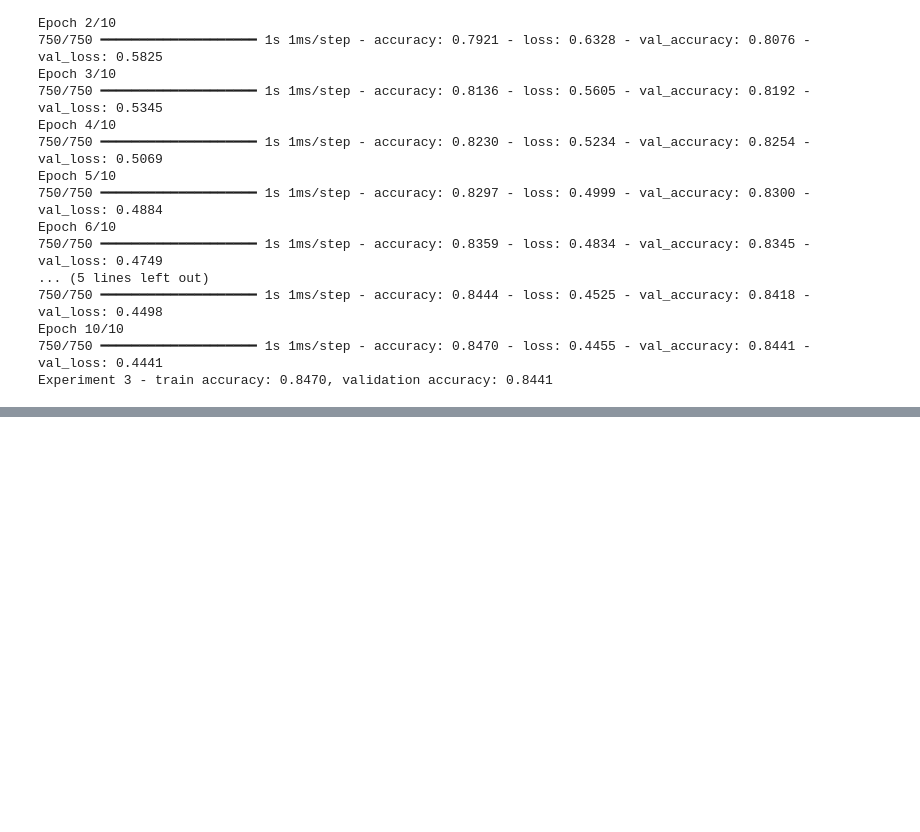
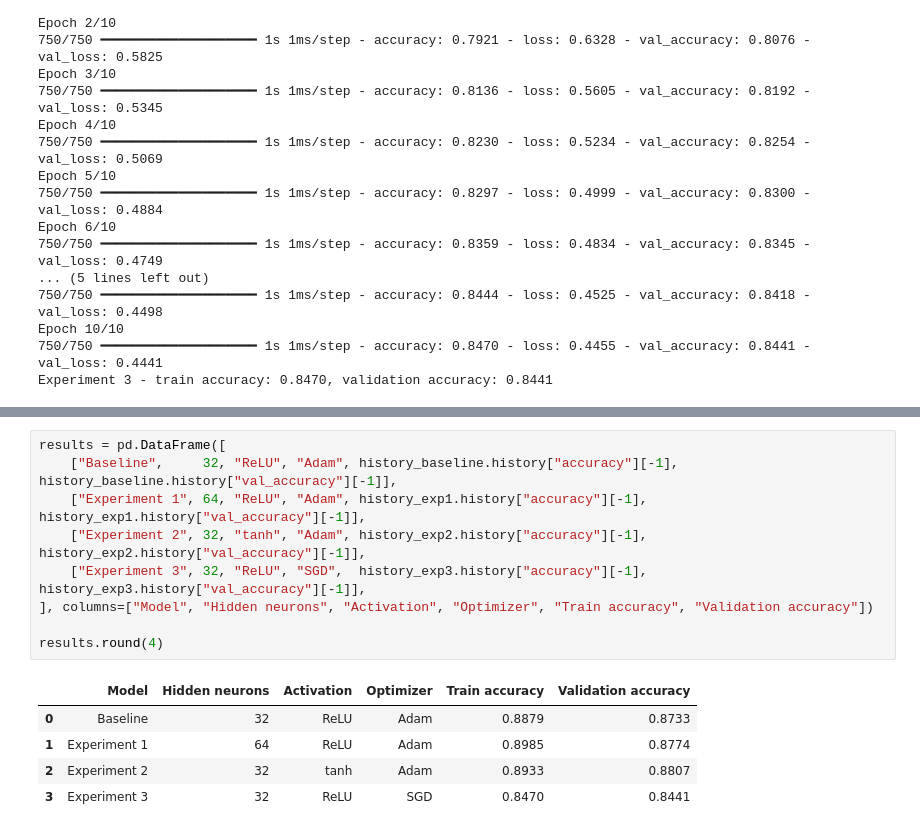
Before and after one commit to Davidjo0/ML-Assignment-3, a Jupyter notebook: Assignment3.ipynb, the cells around one changed output, grey strips where cells are left out. Drawn from its saved outputs; the diff is of its cells as text; blank space fills up the shorter version.

```diff
--- a/Assignment3.ipynb
+++ b/Assignment3.ipynb
@@ -206,0 +218,15 @@ Experiment 3 - train accuracy: 0.8470, validation accuracy: 0.8441
+# %%
+results = pd.DataFrame([
+    ["Baseline",     32, "ReLU", "Adam", history_baseline.history["accuracy"][-1], history_baseline.history["val_accuracy"][-1]],
+    ["Experiment 1", 64, "ReLU", "Adam", history_exp1.history["accuracy"][-1],     history_exp1.history["val_accuracy"][-1]],
+    ["Experiment 2", 32, "tanh", "Adam", history_exp2.history["accuracy"][-1],     history_exp2.history["val_accuracy"][-1]],
+    ["Experiment 3", 32, "ReLU", "SGD",  history_exp3.history["accuracy"][-1],     history_exp3.history["val_accuracy"][-1]],
+], columns=["Model", "Hidden neurons", "Activation", "Optimizer", "Train accuracy", "Validation accuracy"])
+
+results.round(4)
+# %% [output]
+|  | Model | Hidden neurons | Activation | Optimizer | Train accuracy | Validation accuracy |
+| 0 | Baseline | 32 | ReLU | Adam | 0.8879 | 0.8733 |
+| 1 | Experiment 1 | 64 | ReLU | Adam | 0.8985 | 0.8774 |
+| 2 | Experiment 2 | 32 | tanh | Adam | 0.8933 | 0.8807 |
+| 3 | Experiment 3 | 32 | ReLU | SGD | 0.8470 | 0.8441 |
```
Also changed, not shown: parts of 13 cells of this notebook.
